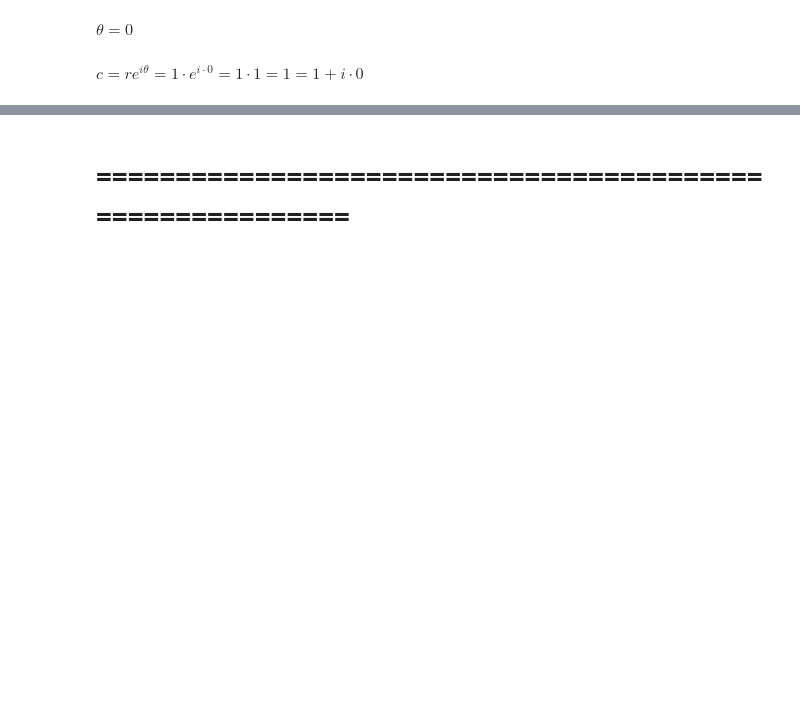
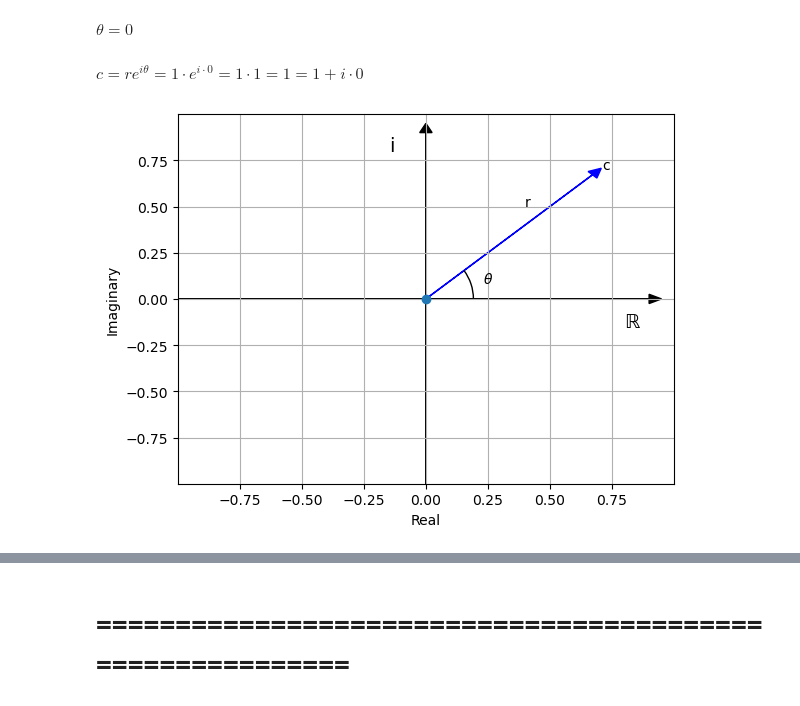
Before and after one commit to 0riv3r/quantum_computing_math_and_algorithms, a Jupyter notebook: quantum_math_cheat_sheet.ipynb, the cells around one changed output, grey strips where cells are left out. Drawn from its saved outputs; the diff is of its cells as text; code cells hidden in the pictures; blank space fills up the shorter version.

```diff
--- a/quantum_math_cheat_sheet.ipynb
+++ b/quantum_math_cheat_sheet.ipynb
@@ -360,3 +370,22 @@ display( Math('c = re^{i\\theta} = 1 \\cdot e^{i \\cdot 0} = 1 \\cdot 1 = 1 = 1
 $\displaystyle r = 1$
 $\displaystyle \theta = 0$
 $\displaystyle c = re^{i\theta} = 1 \cdot e^{i \cdot 0} = 1 \cdot 1 = 1 = 1 + i \cdot 0$
+# %%
+z=[0.7071 + 0.7071j] # 𝜃 = 𝜋/4
+
+# params for AngleAnnotation func
+center = (0, 0)
+p1 = [(0, 0), (1.0, 0)]
+p2 = [(0, 0), (1.0, 1.0)]
+angle_size= 95
+
+complex_plane2(z,p1,p2,angle_size,center,axis_type=1,angle_position="edge")
+
+plt.ylabel('Imaginary')
+plt.xlabel('Real')
+
+plt.text(0.4,0.5,'r')
+plt.text(0.71,0.70,'c')
+plt.show()
+# %% [output]
+[figure, added]
```
Also changed, not shown: parts of 16 cells of this notebook.
